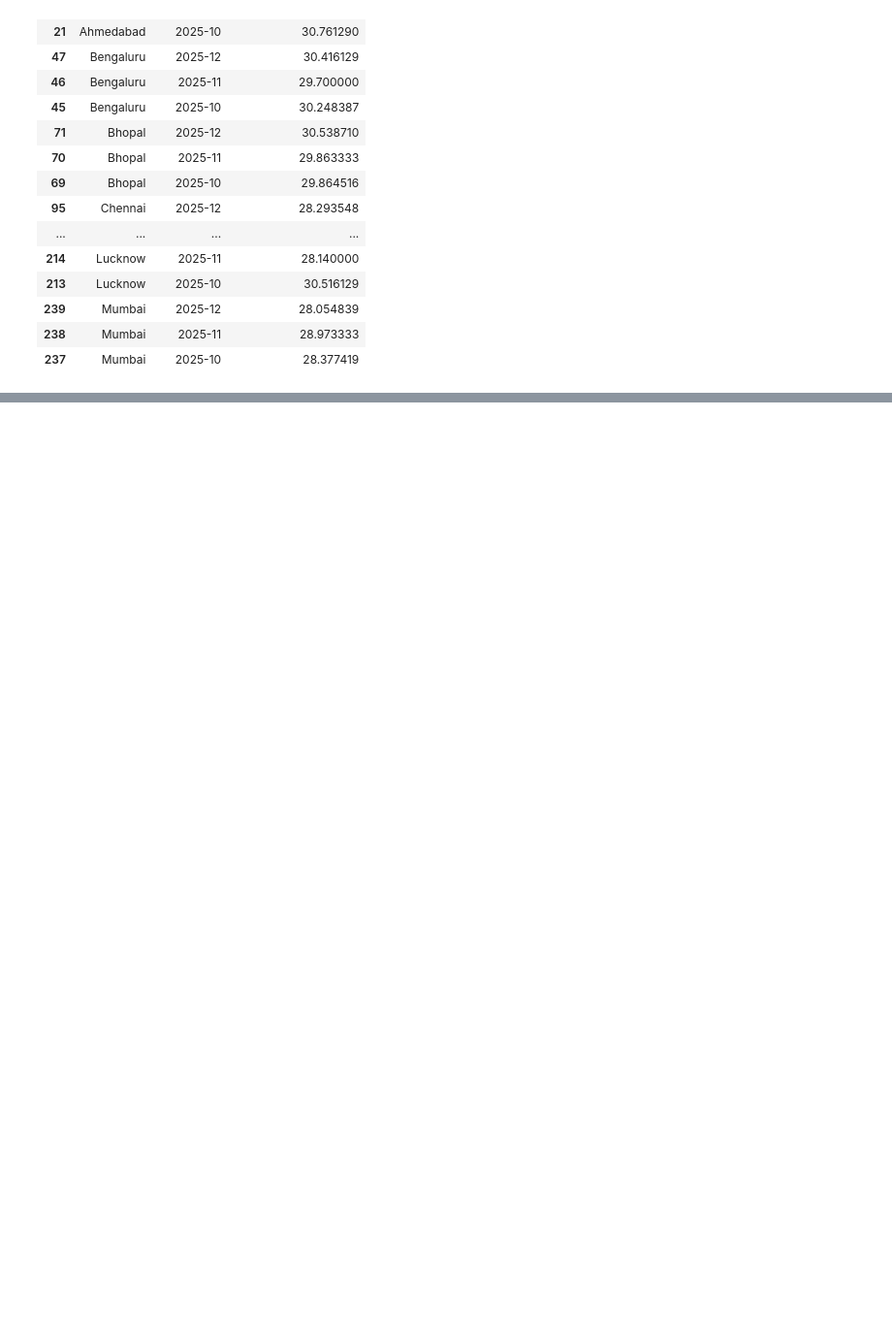
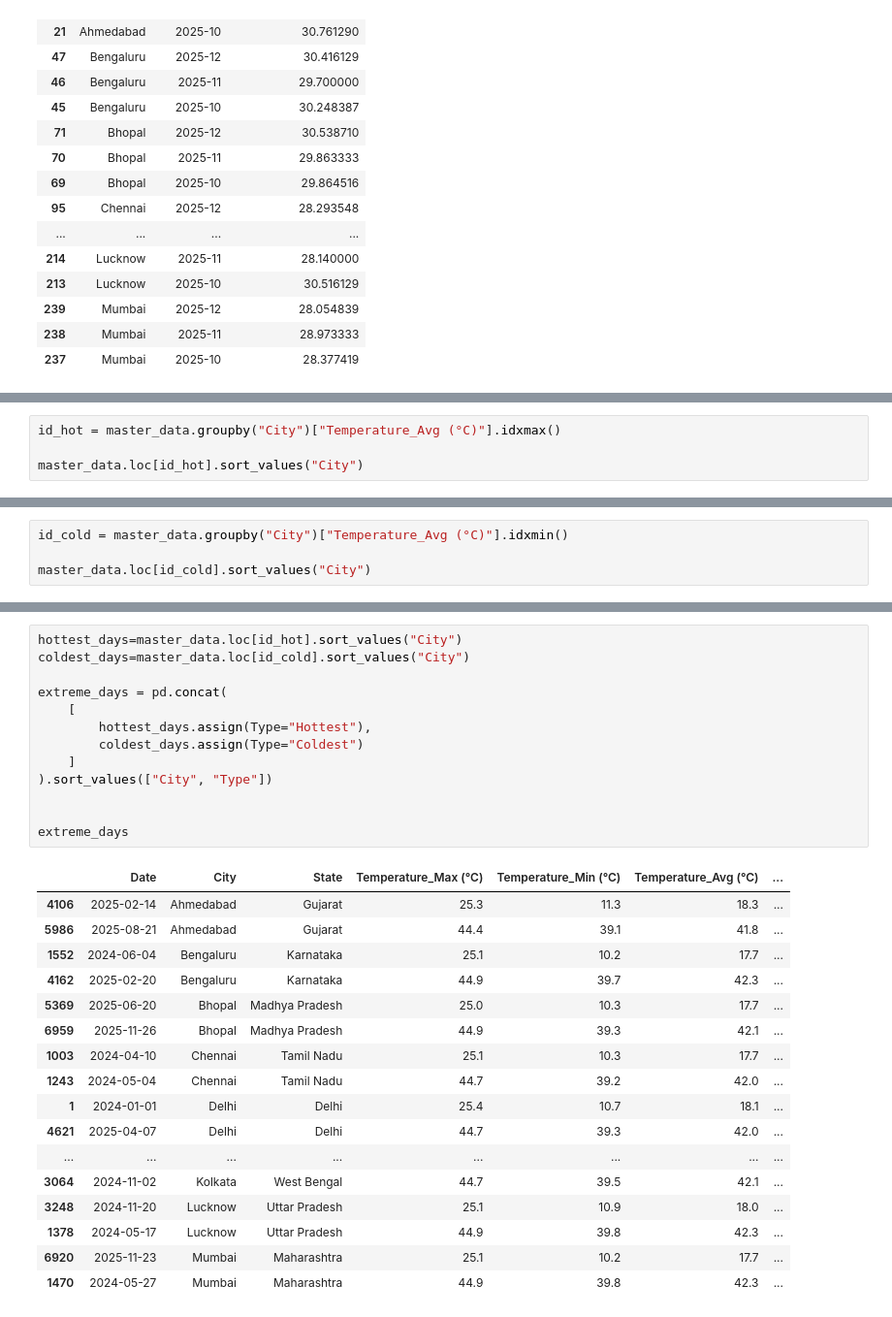
Before and after one commit to MuraliAirody/PyAi_Foundation, a Jupyter notebook: Practice/climate.ipynb, the cells around one changed output, grey strips where cells are left out. Shown at 97% size. Saved outputs shown, nothing was run; the diff lists cells and outputs as text; blank space fills up the shorter version.

Commit message:
hottest and coldest avg temp per city

```diff
--- a/Practice/climate.ipynb
+++ b/Practice/climate.ipynb
@@ -212,0 +215,4 @@ avg_temp_per_month.groupby("City").head(3)
+# %%
+id_hot = master_data.groupby("City")["Temperature_Avg (°C)"].idxmax()
+
+master_data.loc[id_hot].sort_values("City")
@@ -212,0 +231,4 @@ avg_temp_per_month.groupby("City").head(3)
+# %%
+id_cold = master_data.groupby("City")["Temperature_Avg (°C)"].idxmin()
+
+master_data.loc[id_cold].sort_values("City")
@@ -212,0 +247,31 @@ avg_temp_per_month.groupby("City").head(3)
+# %%
+hottest_days=master_data.loc[id_hot].sort_values("City")
+coldest_days=master_data.loc[id_cold].sort_values("City")
+
+extreme_days = pd.concat(
+    [
+        hottest_days.assign(Type="Hottest"),
+        coldest_days.assign(Type="Coldest")
+    ]
+).sort_values(["City", "Type"])
+
+
+extreme_days
+# %% [output]
+|  | Date | City | State | Temperature_Max (°C) | Temperature_Min (°C) | Temperature_Avg (°C) | ... |
+| 4106 | 2025-02-14 | Ahmedabad | Gujarat | 25.3 | 11.3 | 18.3 | ... |
+| 5986 | 2025-08-21 | Ahmedabad | Gujarat | 44.4 | 39.1 | 41.8 | ... |
+| 1552 | 2024-06-04 | Bengaluru | Karnataka | 25.1 | 10.2 | 17.7 | ... |
+| 4162 | 2025-02-20 | Bengaluru | Karnataka | 44.9 | 39.7 | 42.3 | ... |
+| 5369 | 2025-06-20 | Bhopal | Madhya Pradesh | 25.0 | 10.3 | 17.7 | ... |
+| 6959 | 2025-11-26 | Bhopal | Madhya Pradesh | 44.9 | 39.3 | 42.1 | ... |
+| 1003 | 2024-04-10 | Chennai | Tamil Nadu | 25.1 | 10.3 | 17.7 | ... |
+| 1243 | 2024-05-04 | Chennai | Tamil Nadu | 44.7 | 39.2 | 42.0 | ... |
+| 1 | 2024-01-01 | Delhi | Delhi | 25.4 | 10.7 | 18.1 | ... |
+| 4621 | 2025-04-07 | Delhi | Delhi | 44.7 | 39.3 | 42.0 | ... |
+| ... | ... | ... | ... | ... | ... | ... | ... |
+| 3064 | 2024-11-02 | Kolkata | West Bengal | 44.7 | 39.5 | 42.1 | ... |
+| 3248 | 2024-11-20 | Lucknow | Uttar Pradesh | 25.1 | 10.9 | 18.0 | ... |
+| 1378 | 2024-05-17 | Lucknow | Uttar Pradesh | 44.9 | 39.8 | 42.3 | ... |
+| 6920 | 2025-11-23 | Mumbai | Maharashtra | 25.1 | 10.2 | 17.7 | ... |
+| 1470 | 2024-05-27 | Mumbai | Maharashtra | 44.9 | 39.8 | 42.3 | ... |
```
Also changed, not shown: parts of 3 cells of this notebook.
